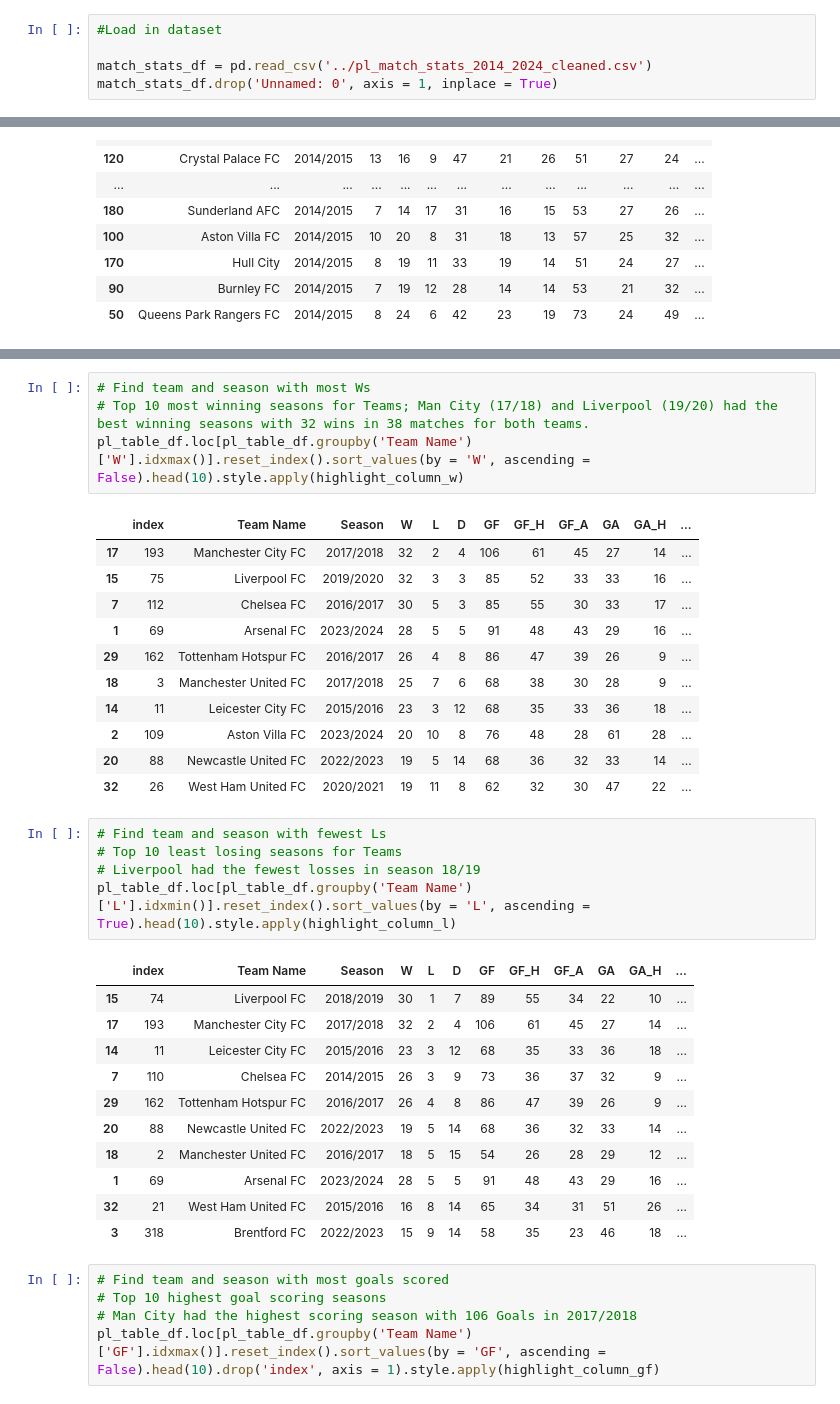
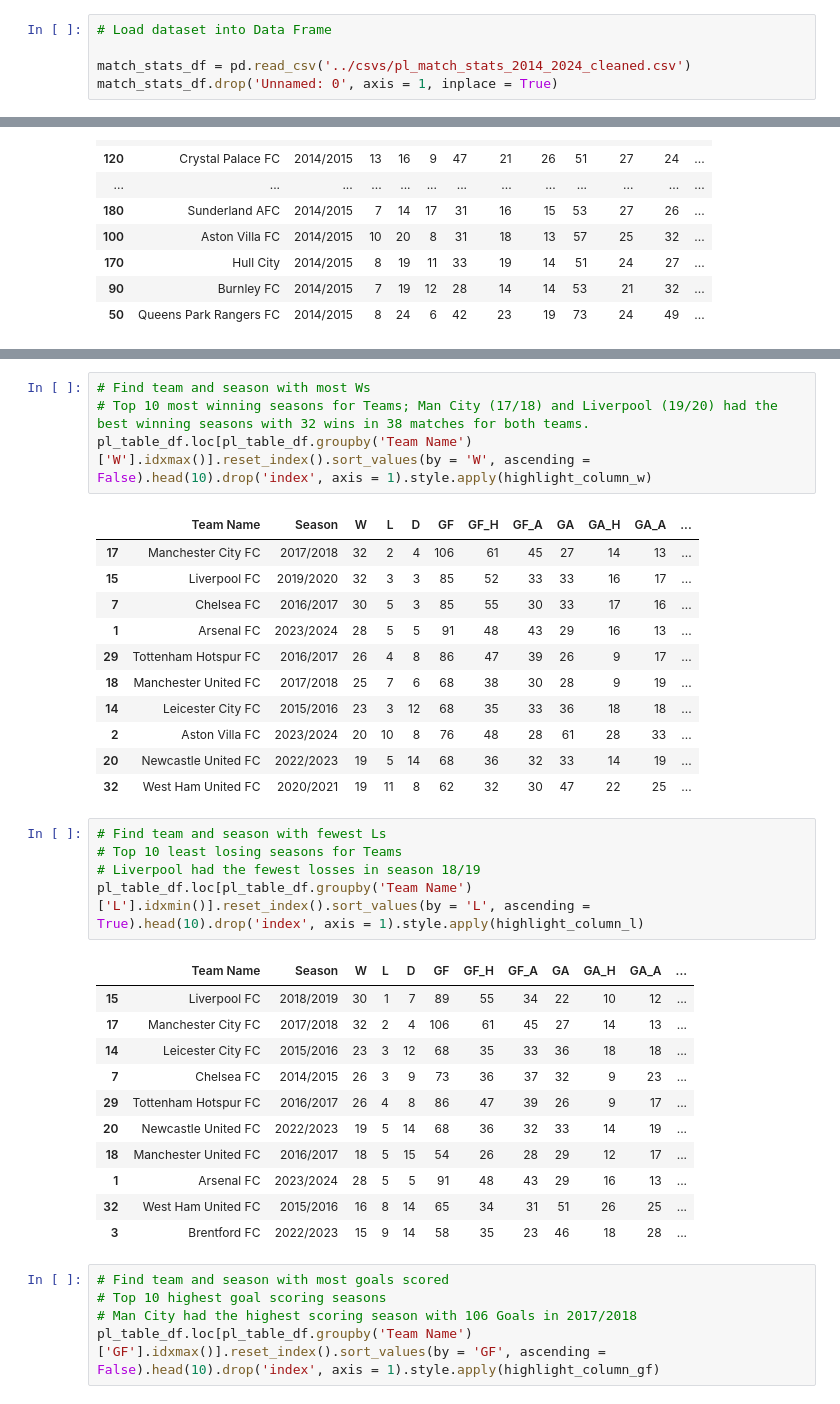
Before and after one commit to PrestonCWerner/PL-Transfer-Spend-Analysis, a Jupyter notebook: EDAs/match_stats_eda.ipynb, the cells around one changed output, grey strips where cells are left out. Saved outputs shown, nothing was run; the diff lists cells and outputs as text.

```diff
--- a/EDAs/match_stats_eda.ipynb
+++ b/EDAs/match_stats_eda.ipynb
@@ -16,8 +18,8 @@ import numpy as np
 import seaborn as sns
 import matplotlib.pyplot as plt
 # %%
-#Load in dataset
+# Load dataset into Data Frame
 
-match_stats_df = pd.read_csv('../pl_match_stats_2014_2024_cleaned.csv')
+match_stats_df = pd.read_csv('../csvs/pl_match_stats_2014_2024_cleaned.csv')
 match_stats_df.drop('Unnamed: 0', axis = 1, inplace = True)
 # %%
@@ -337,36 +343,36 @@ def highlight_column_gah(column):
 # %%
 # Find team and season with most Ws
 # Top 10 most winning seasons for Teams; Man City (17/18) and Liverpool (19/20) had the best winning seasons with 32 wins in 38 matches for both teams.
-pl_table_df.loc[pl_table_df.groupby('Team Name')['W'].idxmax()].reset_index().sort_values(by = 'W', ascending = False).head(10).style.apply(highlight_column_w)
+pl_table_df.loc[pl_table_df.groupby('Team Name')['W'].idxmax()].reset_index().sort_values(by = 'W', ascending = False).head(10).drop('index', axis = 1).style.apply(highlight_column_w)
 # %% [output]
-|  | index | Team Name | Season | W | L | D | GF | GF_H | GF_A | GA | GA_H | ... |
-| 17 | 193 | Manchester City FC | 2017/2018 | 32 | 2 | 4 | 106 | 61 | 45 | 27 | 14 | ... |
-| 15 | 75 | Liverpool FC | 2019/2020 | 32 | 3 | 3 | 85 | 52 | 33 | 33 | 16 | ... |
-| 7 | 112 | Chelsea FC | 2016/2017 | 30 | 5 | 3 | 85 | 55 | 30 | 33 | 17 | ... |
-| 1 | 69 | Arsenal FC | 2023/2024 | 28 | 5 | 5 | 91 | 48 | 43 | 29 | 16 | ... |
-| 29 | 162 | Tottenham Hotspur FC | 2016/2017 | 26 | 4 | 8 | 86 | 47 | 39 | 26 | 9 | ... |
-| 18 | 3 | Manchester United FC | 2017/2018 | 25 | 7 | 6 | 68 | 38 | 30 | 28 | 9 | ... |
-| 14 | 11 | Leicester City FC | 2015/2016 | 23 | 3 | 12 | 68 | 35 | 33 | 36 | 18 | ... |
-| 2 | 109 | Aston Villa FC | 2023/2024 | 20 | 10 | 8 | 76 | 48 | 28 | 61 | 28 | ... |
-| 20 | 88 | Newcastle United FC | 2022/2023 | 19 | 5 | 14 | 68 | 36 | 32 | 33 | 14 | ... |
-| 32 | 26 | West Ham United FC | 2020/2021 | 19 | 11 | 8 | 62 | 32 | 30 | 47 | 22 | ... |
+|  | Team Name | Season | W | L | D | GF | GF_H | GF_A | GA | GA_H | GA_A | ... |
+| 17 | Manchester City FC | 2017/2018 | 32 | 2 | 4 | 106 | 61 | 45 | 27 | 14 | 13 | ... |
+| 15 | Liverpool FC | 2019/2020 | 32 | 3 | 3 | 85 | 52 | 33 | 33 | 16 | 17 | ... |
+| 7 | Chelsea FC | 2016/2017 | 30 | 5 | 3 | 85 | 55 | 30 | 33 | 17 | 16 | ... |
+| 1 | Arsenal FC | 2023/2024 | 28 | 5 | 5 | 91 | 48 | 43 | 29 | 16 | 13 | ... |
+| 29 | Tottenham Hotspur FC | 2016/2017 | 26 | 4 | 8 | 86 | 47 | 39 | 26 | 9 | 17 | ... |
+| 18 | Manchester United FC | 2017/2018 | 25 | 7 | 6 | 68 | 38 | 30 | 28 | 9 | 19 | ... |
+| 14 | Leicester City FC | 2015/2016 | 23 | 3 | 12 | 68 | 35 | 33 | 36 | 18 | 18 | ... |
+| 2 | Aston Villa FC | 2023/2024 | 20 | 10 | 8 | 76 | 48 | 28 | 61 | 28 | 33 | ... |
+| 20 | Newcastle United FC | 2022/2023 | 19 | 5 | 14 | 68 | 36 | 32 | 33 | 14 | 19 | ... |
+| 32 | West Ham United FC | 2020/2021 | 19 | 11 | 8 | 62 | 32 | 30 | 47 | 22 | 25 | ... |
 # %%
 # Find team and season with fewest Ls
 # Top 10 least losing seasons for Teams
 # Liverpool had the fewest losses in season 18/19
-pl_table_df.loc[pl_table_df.groupby('Team Name')['L'].idxmin()].reset_index().sort_values(by = 'L', ascending = True).head(10).style.apply(highlight_column_l)
+pl_table_df.loc[pl_table_df.groupby('Team Name')['L'].idxmin()].reset_index().sort_values(by = 'L', ascending = True).head(10).drop('index', axis = 1).style.apply(highlight_column_l)
 # %% [output]
-|  | index | Team Name | Season | W | L | D | GF | GF_H | GF_A | GA | GA_H | ... |
-| 15 | 74 | Liverpool FC | 2018/2019 | 30 | 1 | 7 | 89 | 55 | 34 | 22 | 10 | ... |
-| 17 | 193 | Manchester City FC | 2017/2018 | 32 | 2 | 4 | 106 | 61 | 45 | 27 | 14 | ... |
-| 14 | 11 | Leicester City FC | 2015/2016 | 23 | 3 | 12 | 68 | 35 | 33 | 36 | 18 | ... |
-| 7 | 110 | Chelsea FC | 2014/2015 | 26 | 3 | 9 | 73 | 36 | 37 | 32 | 9 | ... |
-| 29 | 162 | Tottenham Hotspur FC | 2016/2017 | 26 | 4 | 8 | 86 | 47 | 39 | 26 | 9 | ... |
-| 20 | 88 | Newcastle United FC | 2022/2023 | 19 | 5 | 14 | 68 | 36 | 32 | 33 | 14 | ... |
-| 18 | 2 | Manchester United FC | 2016/2017 | 18 | 5 | 15 | 54 | 26 | 28 | 29 | 12 | ... |
-| 1 | 69 | Arsenal FC | 2023/2024 | 28 | 5 | 5 | 91 | 48 | 43 | 29 | 16 | ... |
-| 32 | 21 | West Ham United FC | 2015/2016 | 16 | 8 | 14 | 65 | 34 | 31 | 51 | 26 | ... |
-| 3 | 318 | Brentford FC | 2022/2023 | 15 | 9 | 14 | 58 | 35 | 23 | 46 | 18 | ... |
+|  | Team Name | Season | W | L | D | GF | GF_H | GF_A | GA | GA_H | GA_A | ... |
+| 15 | Liverpool FC | 2018/2019 | 30 | 1 | 7 | 89 | 55 | 34 | 22 | 10 | 12 | ... |
+| 17 | Manchester City FC | 2017/2018 | 32 | 2 | 4 | 106 | 61 | 45 | 27 | 14 | 13 | ... |
+| 14 | Leicester City FC | 2015/2016 | 23 | 3 | 12 | 68 | 35 | 33 | 36 | 18 | 18 | ... |
+| 7 | Chelsea FC | 2014/2015 | 26 | 3 | 9 | 73 | 36 | 37 | 32 | 9 | 23 | ... |
+| 29 | Tottenham Hotspur FC | 2016/2017 | 26 | 4 | 8 | 86 | 47 | 39 | 26 | 9 | 17 | ... |
+| 20 | Newcastle United FC | 2022/2023 | 19 | 5 | 14 | 68 | 36 | 32 | 33 | 14 | 19 | ... |
+| 18 | Manchester United FC | 2016/2017 | 18 | 5 | 15 | 54 | 26 | 28 | 29 | 12 | 17 | ... |
+| 1 | Arsenal FC | 2023/2024 | 28 | 5 | 5 | 91 | 48 | 43 | 29 | 16 | 13 | ... |
+| 32 | West Ham United FC | 2015/2016 | 16 | 8 | 14 | 65 | 34 | 31 | 51 | 26 | 25 | ... |
+| 3 | Brentford FC | 2022/2023 | 15 | 9 | 14 | 58 | 35 | 23 | 46 | 18 | 28 | ... |
 # %%
 # Find team and season with most goals scored
 # Top 10 highest goal scoring seasons
```
Also changed, not shown: parts of 11 cells of this notebook, 2 other files.
